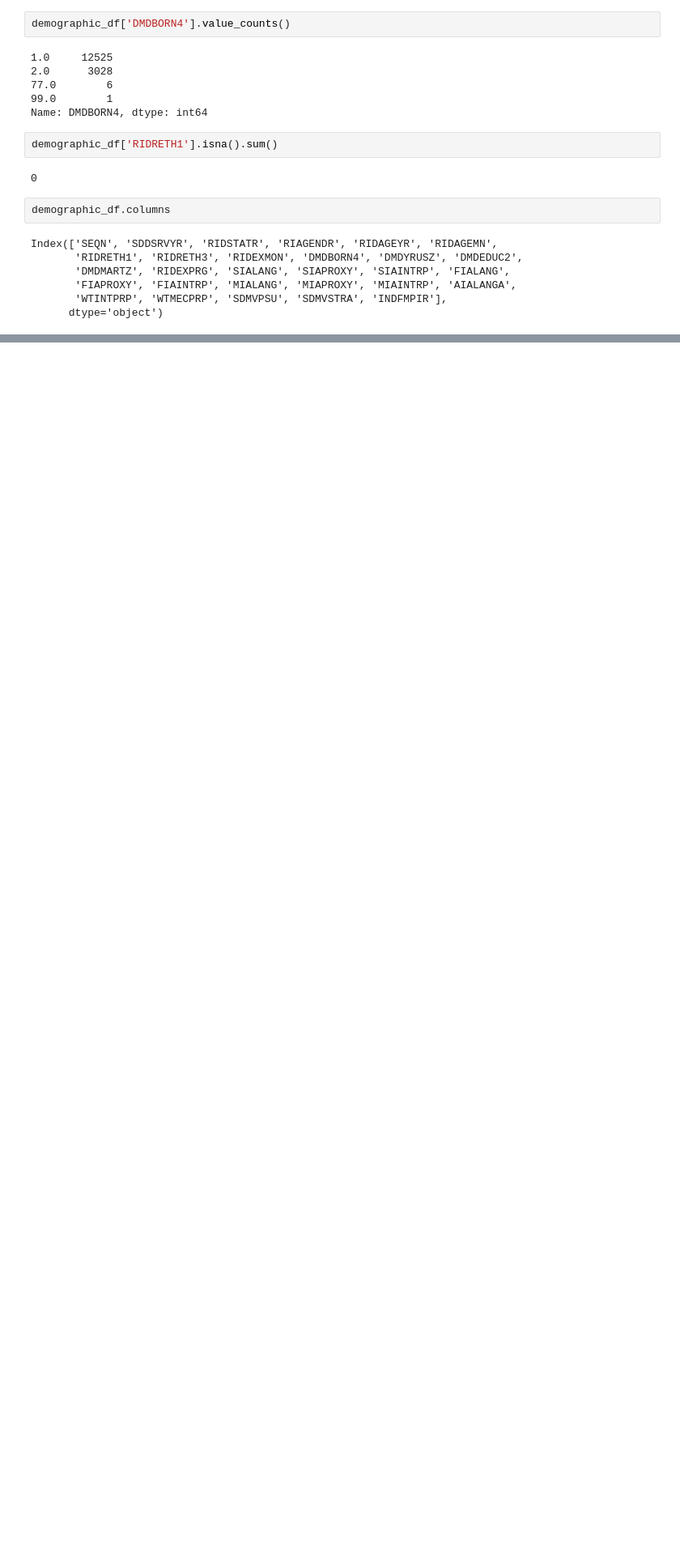
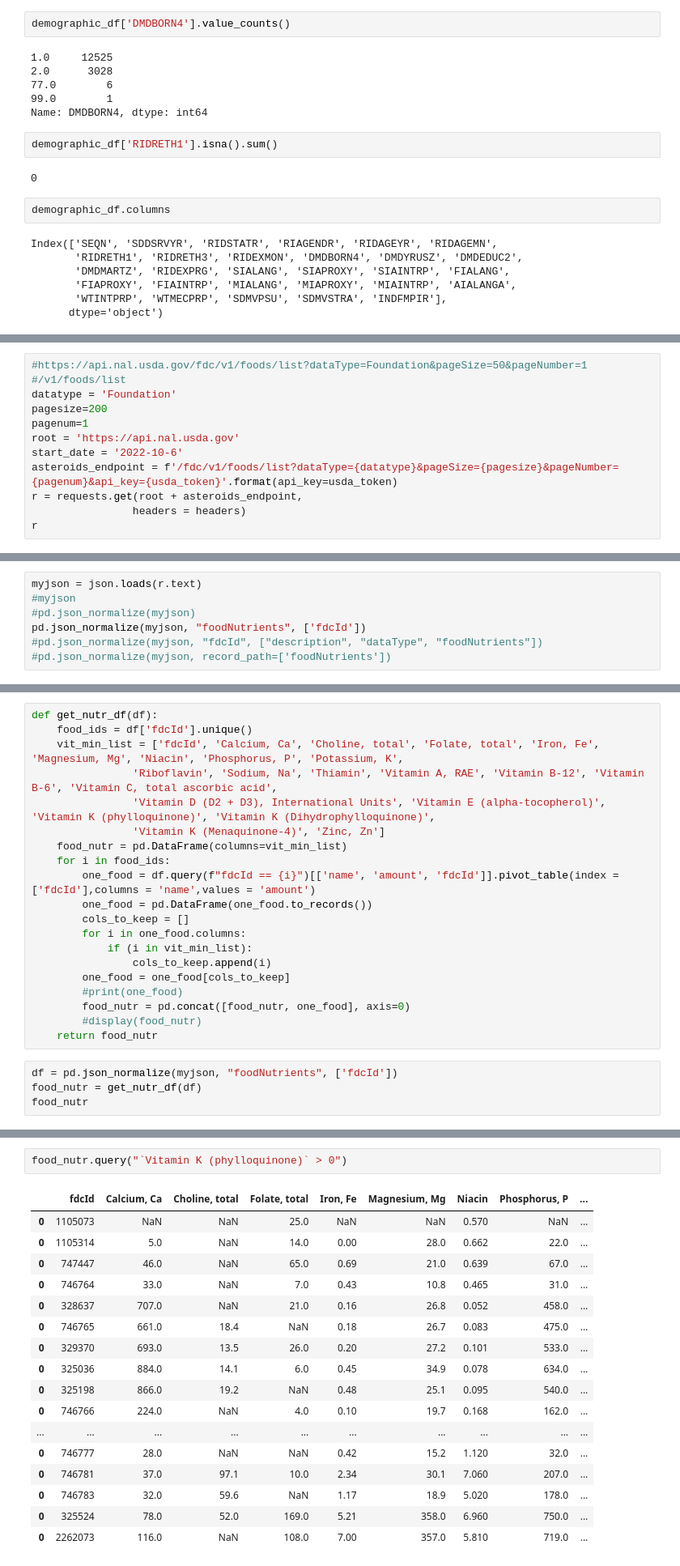
Before and after one commit to beauleblond/nutrec, a Jupyter notebook: app/cleaning_nhanes.ipynb, the cells around one changed output, grey strips where cells are left out. Shown: that part at 81% size. Drawn from its saved outputs; the diff is of its cells as text; blank space fills up the shorter version.

```diff
--- a/app/cleaning_nhanes.ipynb
+++ b/app/cleaning_nhanes.ipynb
@@ -170,0 +591,12 @@ demo_clean
+# %%
+#https://api.nal.usda.gov/fdc/v1/foods/list?dataType=Foundation&pageSize=50&pageNumber=1
+#/v1/foods/list
+datatype = 'Foundation'
+pagesize=200
+pagenum=1
+root = 'https://api.nal.usda.gov'
+start_date = '2022-10-6'
+asteroids_endpoint = f'/fdc/v1/foods/list?dataType={datatype}&pageSize={pagesize}&pageNumber={pagenum}&api_key={usda_token}'.format(api_key=usda_token)
+r = requests.get(root + asteroids_endpoint,
+                headers = headers)
+r
@@ -170,0 +605,7 @@ demo_clean
+# %%
+myjson = json.loads(r.text)
+#myjson
+#pd.json_normalize(myjson)
+pd.json_normalize(myjson, "foodNutrients", ['fdcId'])
+#pd.json_normalize(myjson, "fdcId", ["description", "dataType", "foodNutrients"])
+#pd.json_normalize(myjson, record_path=['foodNutrients'])
@@ -170,0 +626,24 @@ demo_clean
+# %%
+def get_nutr_df(df):
+    food_ids = df['fdcId'].unique()
+    vit_min_list = ['fdcId', 'Calcium, Ca', 'Choline, total', 'Folate, total', 'Iron, Fe', 'Magnesium, Mg', 'Niacin', 'Phosphorus, P', 'Potassium, K',
+                'Riboflavin', 'Sodium, Na', 'Thiamin', 'Vitamin A, RAE', 'Vitamin B-12', 'Vitamin B-6', 'Vitamin C, total ascorbic acid',
+                'Vitamin D (D2 + D3), International Units', 'Vitamin E (alpha-tocopherol)',  'Vitamin K (phylloquinone)', 'Vitamin K (Dihydrophylloquinone)',
+                'Vitamin K (Menaquinone-4)', 'Zinc, Zn']
+    food_nutr = pd.DataFrame(columns=vit_min_list)
+    for i in food_ids:
+        one_food = df.query(f"fdcId == {i}")[['name', 'amount', 'fdcId']].pivot_table(index = ['fdcId'],columns = 'name',values = 'amount')
+        one_food = pd.DataFrame(one_food.to_records())
+        cols_to_keep = []
+        for i in one_food.columns:
+            if (i in vit_min_list):
+                cols_to_keep.append(i)
+        one_food = one_food[cols_to_keep]
+        #print(one_food)
+        food_nutr = pd.concat([food_nutr, one_food], axis=0)
+        #display(food_nutr)
+    return food_nutr
+# %%
+df = pd.json_normalize(myjson, "foodNutrients", ['fdcId'])
+food_nutr = get_nutr_df(df)
+food_nutr
@@ -170,0 +664,20 @@ demo_clean
+# %%
+food_nutr.query("`Vitamin K (phylloquinone)` > 0")
+# %% [output]
+|  | fdcId | Calcium, Ca | Choline, total | Folate, total | Iron, Fe | Magnesium, Mg | Niacin | Phosphorus, P | ... |
+| 0 | 1105073 | NaN | NaN | 25.0 | NaN | NaN | 0.570 | NaN | ... |
+| 0 | 1105314 | 5.0 | NaN | 14.0 | 0.00 | 28.0 | 0.662 | 22.0 | ... |
+| 0 | 747447 | 46.0 | NaN | 65.0 | 0.69 | 21.0 | 0.639 | 67.0 | ... |
+| 0 | 746764 | 33.0 | NaN | 7.0 | 0.43 | 10.8 | 0.465 | 31.0 | ... |
+| 0 | 328637 | 707.0 | NaN | 21.0 | 0.16 | 26.8 | 0.052 | 458.0 | ... |
+| 0 | 746765 | 661.0 | 18.4 | NaN | 0.18 | 26.7 | 0.083 | 475.0 | ... |
+| 0 | 329370 | 693.0 | 13.5 | 26.0 | 0.20 | 27.2 | 0.101 | 533.0 | ... |
+| 0 | 325036 | 884.0 | 14.1 | 6.0 | 0.45 | 34.9 | 0.078 | 634.0 | ... |
+| 0 | 325198 | 866.0 | 19.2 | NaN | 0.48 | 25.1 | 0.095 | 540.0 | ... |
+| 0 | 746766 | 224.0 | NaN | 4.0 | 0.10 | 19.7 | 0.168 | 162.0 | ... |
+| ... | ... | ... | ... | ... | ... | ... | ... | ... | ... |
+| 0 | 746777 | 28.0 | NaN | NaN | 0.42 | 15.2 | 1.120 | 32.0 | ... |
+| 0 | 746781 | 37.0 | 97.1 | 10.0 | 2.34 | 30.1 | 7.060 | 207.0 | ... |
+| 0 | 746783 | 32.0 | 59.6 | NaN | 1.17 | 18.9 | 5.020 | 178.0 | ... |
+| 0 | 325524 | 78.0 | 52.0 | 169.0 | 5.21 | 358.0 | 6.960 | 750.0 | ... |
+| 0 | 2262073 | 116.0 | NaN | 108.0 | 7.00 | 357.0 | 5.810 | 719.0 | ... |
```
Also changed, not shown: parts of 77 cells of this notebook, 10 other files.
